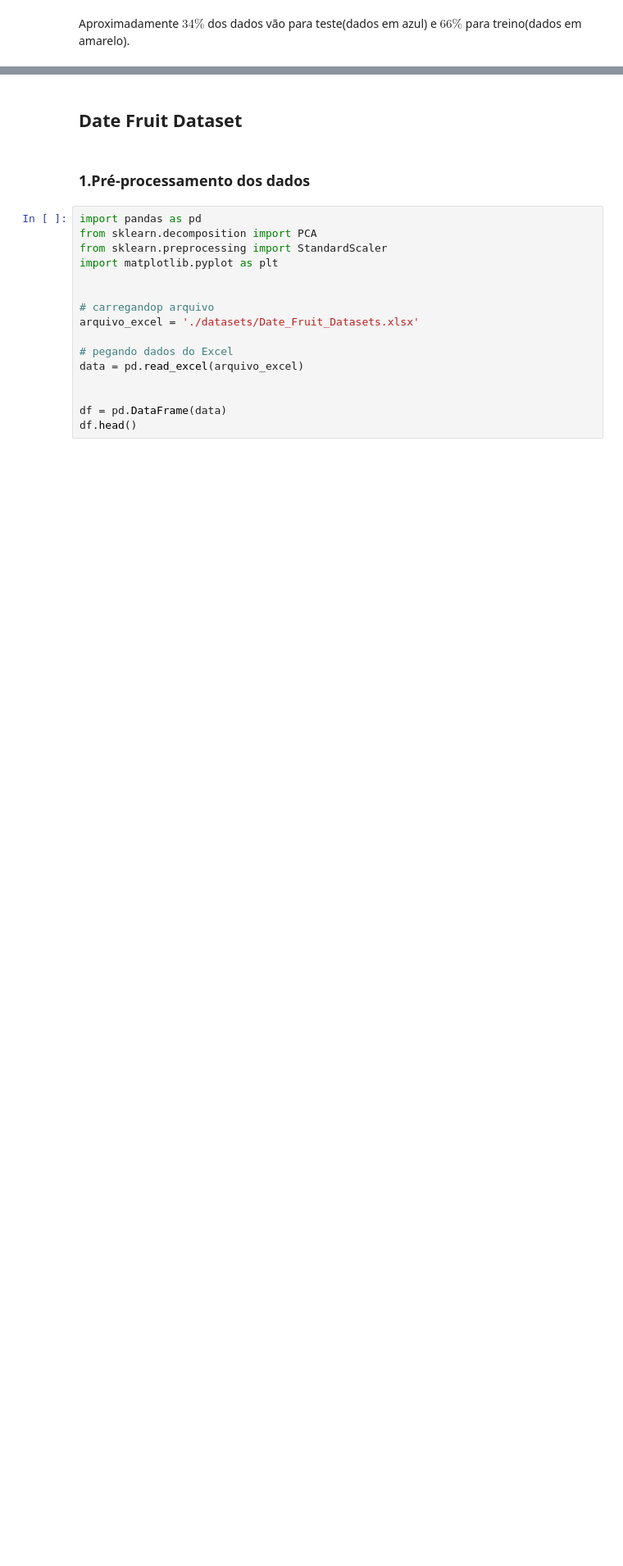
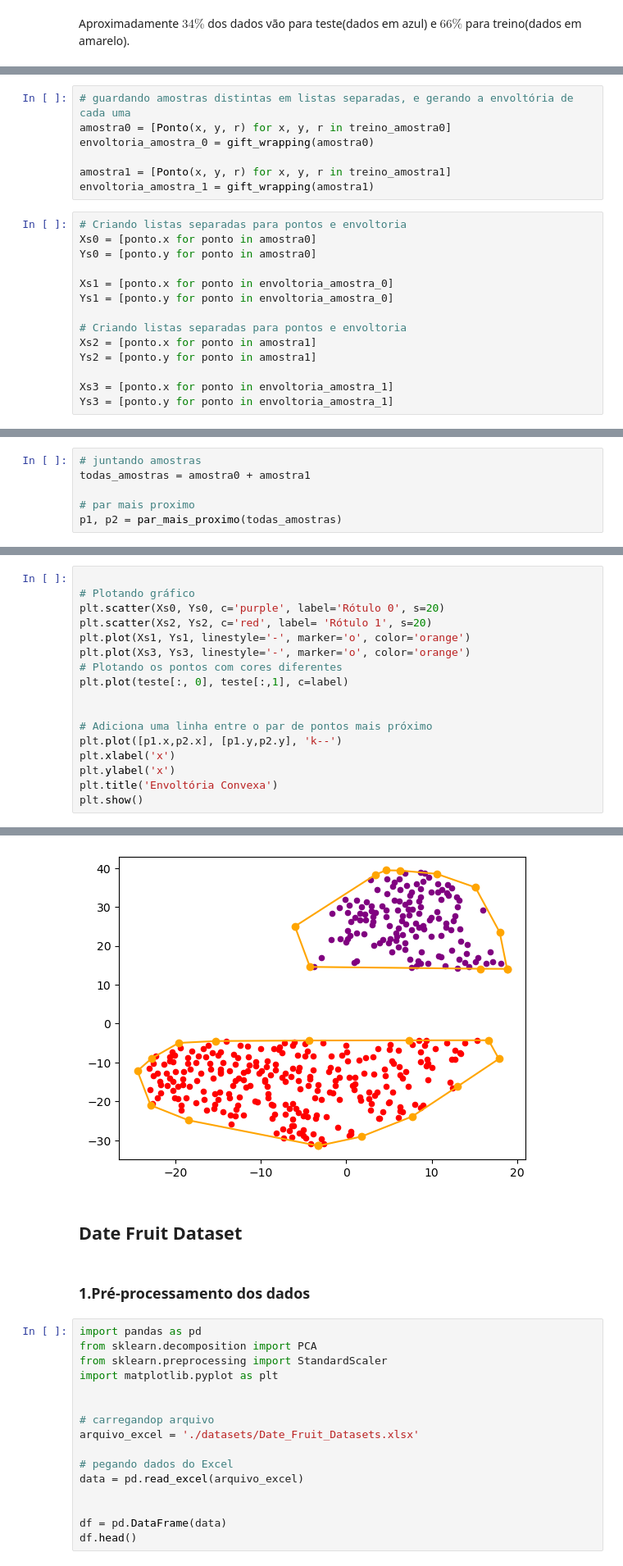
Before and after one commit to milenamoreira/geometria-computacional, a Jupyter notebook: TPALG2_V2.ipynb, the cells around one changed output, grey strips where cells are left out. Shown at 82% size. Drawn from its saved outputs; the diff is of its cells as text; blank space fills up the shorter version.

```diff
--- a/TPALG2_V2.ipynb
+++ b/TPALG2_V2.ipynb
@@ -560,0 +574,21 @@ Aproximadamente $34\%$ dos dados vão para teste(dados em azul) e $66\%$ para tr
+# %%
+# guardando amostras distintas em listas separadas, e gerando a envoltória de cada uma
+amostra0 = [Ponto(x, y, r) for x, y, r in treino_amostra0]
+envoltoria_amostra_0 = gift_wrapping(amostra0)
+
+amostra1 = [Ponto(x, y, r) for x, y, r in treino_amostra1]
+envoltoria_amostra_1 = gift_wrapping(amostra1)
+# %%
+# Criando listas separadas para pontos e envoltoria
+Xs0 = [ponto.x for ponto in amostra0]
+Ys0 = [ponto.y for ponto in amostra0]
+
+Xs1 = [ponto.x for ponto in envoltoria_amostra_0]
+Ys1 = [ponto.y for ponto in envoltoria_amostra_0]
+
+# Criando listas separadas para pontos e envoltoria
+Xs2 = [ponto.x for ponto in amostra1]
+Ys2 = [ponto.y for ponto in amostra1]
+
+Xs3 = [ponto.x for ponto in envoltoria_amostra_1]
+Ys3 = [ponto.y for ponto in envoltoria_amostra_1]
@@ -560,0 +603,6 @@ Aproximadamente $34\%$ dos dados vão para teste(dados em azul) e $66\%$ para tr
+# %%
+# juntando amostras
+todas_amostras = amostra0 + amostra1
+
+# par mais proximo
+p1, p2 = par_mais_proximo(todas_amostras)
@@ -560,0 +613,18 @@ Aproximadamente $34\%$ dos dados vão para teste(dados em azul) e $66\%$ para tr
+# %%
+
+# Plotando gráfico
+plt.scatter(Xs0, Ys0, c='purple', label='Rótulo 0', s=20)
+plt.scatter(Xs2, Ys2, c='red', label= 'Rótulo 1', s=20)
+plt.plot(Xs1, Ys1, linestyle='-', marker='o', color='orange')
+plt.plot(Xs3, Ys3, linestyle='-', marker='o', color='orange')
+# Plotando os pontos com cores diferentes
+plt.plot(teste[:, 0], teste[:,1], c=label)
+
+
+# Adiciona uma linha entre o par de pontos mais próximo
+plt.plot([p1.x,p2.x], [p1.y,p2.y], 'k--')
+plt.xlabel('x')
+plt.ylabel('x')
+plt.title('Envoltória Convexa')
+plt.show()
+# %% [output]
@@ -561,3 +635,4 @@ Aproximadamente $34\%$ dos dados vão para teste(dados em azul) e $66\%$ para tr
+[figure, added]
 # %% [markdown]
 ## __Date Fruit Dataset__
 # %% [markdown]
```
Also changed, not shown: parts of 26 cells of this notebook.
